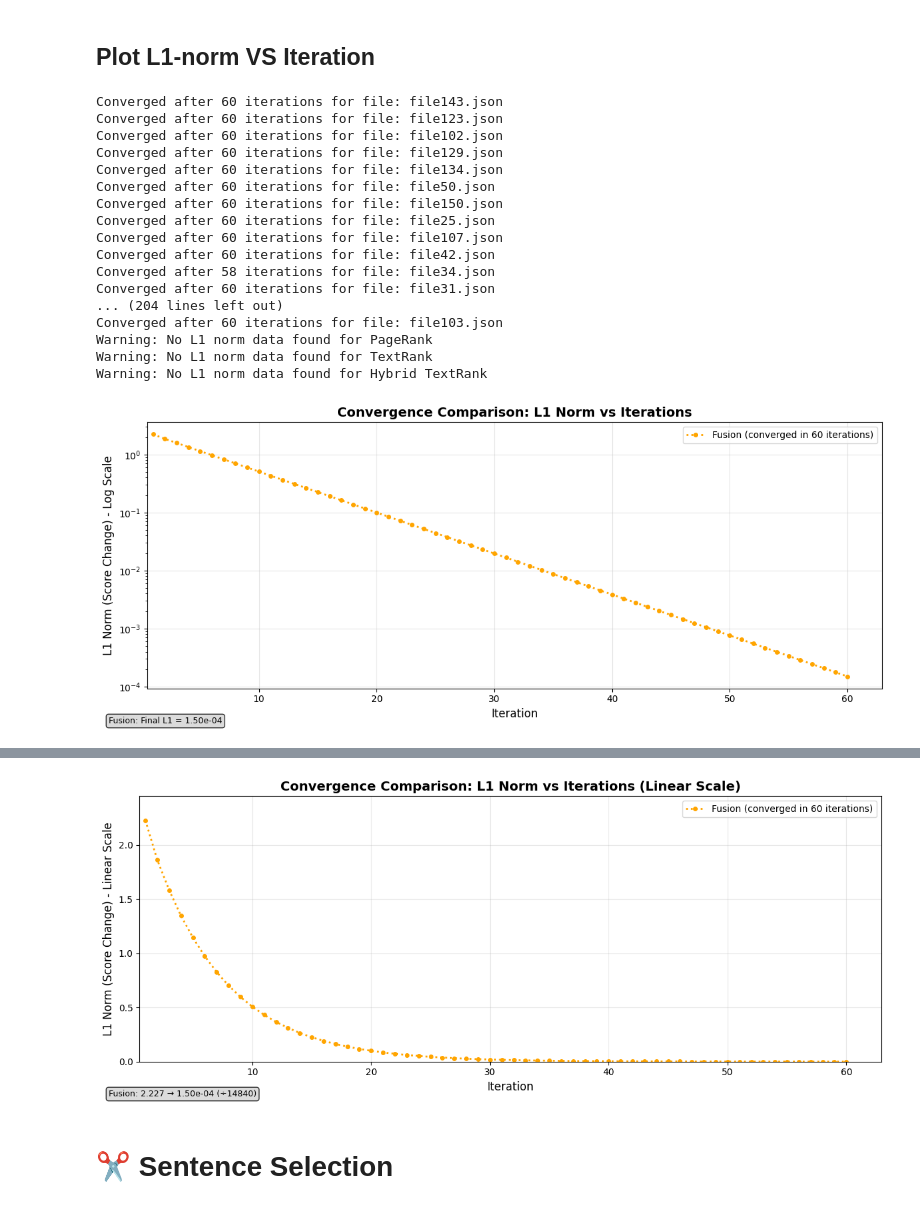
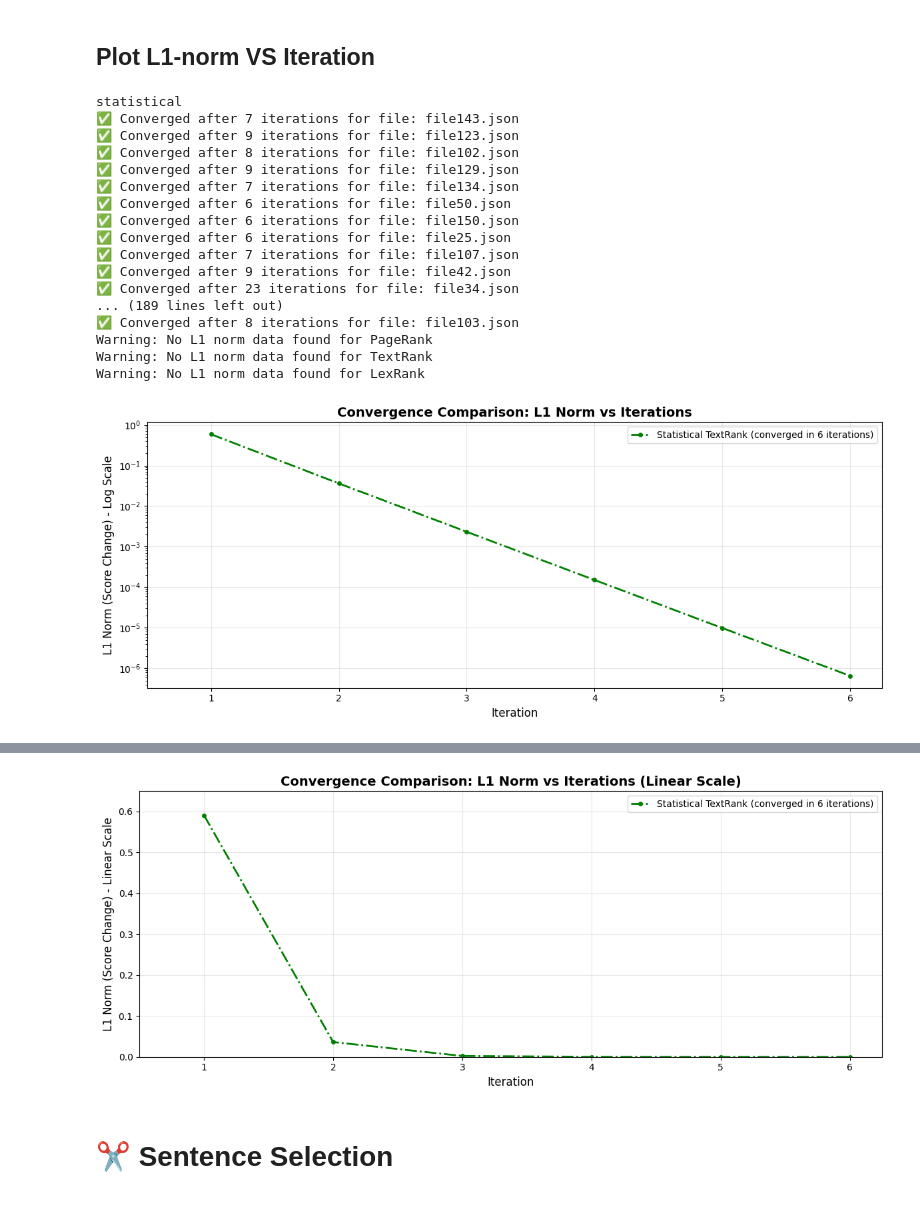
Before and after one commit to lamaNase/Enhancing-Extractive-Graph-Based-Arabic-Text-Summarization, a Jupyter notebook: fasttext-model.ipynb, the cells around one changed output, grey strips where cells are left out. Saved outputs shown, nothing was run; the diff lists cells and outputs as text; code cells hidden in the pictures.

Commit message:
Kaggle Notebook | FastText_model | lexrank added

```diff
--- a/fasttext-model.ipynb
+++ b/fasttext-model.ipynb
@@ -52,7 +52,7 @@ from rouge import Rouge
 representation_technique = "fasttext"
 similarity_measure = 1 # 1 means original cosine similarity and 2 means modifed cosine similarity
 with_edge_thresholding = False
-edge_weight_threshold = 0.5
+edge_weight_threshold = 0.2
 # 1 means Degree Centrality
 # 2 means Weighted Degree Centrality (uses statistical scores)
 # 3 means Enhanced Degree Centrality (uses statistical. kreyphrase and title similarity scores)
@@ -60,7 +60,7 @@ edge_weight_threshold = 0.5
 # 5 means pure TextRank * alpha + statistical score * (1 - alpha)
 # 6 means pure TextRank * alpha + (statistical + keyphrase + title_sim) * (1 - alpha)
 # 7 means PageRank
-ranking_method = 5
+ranking_method = 4
 alpha = 0.72
 # variance_ratio or entropy_ratio or correlation or combined
 alpha_method = "" # if we don't dynamic alpha then set this to ""
@@ -1488,9 +1664,9 @@ def pagerank(results, damping=0.85):
 def plot_l1_norms_convergence():
     """
     Plots the L1 norm convergence for all four ranking algorithms in a single figure.
-    Reads from global variables: pagerank_l1_norms, hybrid_l1_norms, fusion_l1_norms, textrank_l1_norms
+    Reads from global variables: pagerank_l1_norms, statistical_textrank_l1_norms, lexrank_l1_norms, textrank_l1_norms
     """
-    global pagerank_l1_norms, hybrid_l1_norms, fusion_l1_norms, textrank_l1_norms
+    global pagerank_l1_norms, statistical_textrank_l1_norms, lexrank_l1_norms, textrank_l1_norms
 
     # Create figure and axis
     plt.figure(figsize=(12, 5))
@@ -1499,8 +1675,8 @@ def plot_l1_norms_convergence():
     algorithms = [
         ('PageRank', pagerank_l1_norms, 'blue', '-'),
         ('TextRank', textrank_l1_norms, 'red', '--'),
-        ('Hybrid TextRank', hybrid_l1_norms, 'green', '-.'),
-        ('Fusion', fusion_l1_norms, 'orange', ':')
+        ('Statistical TextRank', statistical_textrank_l1_norms, 'green', '-.'),
+        ('LexRank', lexrank_l1_norms, 'orange', ':')
     ]
 
     # Plot each algorithm's L1 norms
@@ -1547,9 +1723,9 @@ def plot_l1_norms_convergence():
             final_l1 = l1_norms[-1]
             stats_text.append(f'{name}: Final L1 = {final_l1:.2e}')
 
-    if stats_text:
-        plt.figtext(0.02, 0.02, '\n'.join(stats_text), fontsize=9,
-                   bbox=dict(boxstyle="round,pad=0.3", facecolor="lightgray", alpha=0.8))
+    #if stats_text:
+    #    plt.figtext(0.02, 0.02, '\n'.join(stats_text), fontsize=9,
+    #               bbox=dict(boxstyle="round,pad=0.3", facecolor="lightgray", alpha=0.8))
 
     plt.tight_layout()
     plt.show()
@@ -1561,9 +1737,9 @@ def plot_l1_norms_linear():
     """
     Plots the L1 norm convergence for all four ranking algorithms in linear scale.
     This version forces linear scale to show the steep initial drop and flattening behavior.
-    Reads from global variables: pagerank_l1_norms, hybrid_l1_norms, fusion_l1_norms, textrank_l1_norms
+    Reads from global variables: pagerank_l1_norms, statistical_textrank_l1_norms, lexrank_l1_norms, textrank_l1_norms
     """
-    global pagerank_l1_norms, hybrid_l1_norms, fusion_l1_norms, textrank_l1_norms
+    global pagerank_l1_norms, statistical_textrank_l1_norms, lexrank_l1_norms, textrank_l1_norms
 
     # Create figure and axis
     plt.figure(figsize=(12, 5))
@@ -1572,8 +1748,8 @@ def plot_l1_norms_linear():
     algorithms = [
         ('PageRank', pagerank_l1_norms, 'blue', '-'),
         ('TextRank', textrank_l1_norms, 'red', '--'),
-        ('Hybrid TextRank', hybrid_l1_norms, 'green', '-.'),
-        ('Fusion', fusion_l1_norms, 'orange', ':')
+        ('Statistical TextRank', statistical_textrank_l1_norms, 'green', '-.'),
+        ('LexRank', lexrank_l1_norms, 'orange', ':')
     ]
 
     # Plot each algorithm's L1 norms
@@ -1624,9 +1800,9 @@ def plot_l1_norms_linear():
             reduction_factor = initial_l1 / final_l1 if final_l1 > 0 else float('inf')
             stats_text.append(f'{name}: {initial_l1:.3f} → {final_l1:.2e} (÷{reduction_factor:.0f})')
 
-    if stats_text:
-        plt.figtext(0.02, 0.02, '\n'.join(stats_text), fontsize=9,
-                   bbox=dict(boxstyle="round,pad=0.3", facecolor="lightgray", alpha=0.8))
+    #if stats_text:
+    #    plt.figtext(0.02, 0.02, '\n'.join(stats_text), fontsize=9,
+    #               bbox=dict(boxstyle="round,pad=0.3", facecolor="lightgray", alpha=0.8))
 
     plt.tight_layout()
     plt.show()
@@ -1638,6 +1814,7 @@ elif(ranking_method == 2):
 elif(ranking_method == 3):
     rankings = enhanced_weighted_centrality(results)
 elif(ranking_method == 4):
+    print("statistical")
     rankings = statistical_TextRank(results)
 elif(ranking_method == 5):
     rankings = fusion_TextRank(results)
@@ -1645,29 +1822,31 @@ elif(ranking_method == 6):
     rankings = hybrid_TextRank(results)
 elif(ranking_method == 7):
     rankings = pagerank(results)
+elif(ranking_method == 8):
+    rankings = standard_TextRank(results)
 else:
-    rankings = standard_TextRank(results)
+    rankings = LexRank(results)
 
 plot_l1_norms_convergence()
 plot_l1_norms_linear()
 # %% [output]
-Converged after 60 iterations for file: file143.json
-Converged after 60 iterations for file: file123.json
-Converged after 60 iterations for file: file102.json
-Converged after 60 iterations for file: file129.json
-Converged after 60 iterations for file: file134.json
-Converged after 60 iterations for file: file50.json
-Converged after 60 iterations for file: file150.json
-Converged after 60 iterations for file: file25.json
-Converged after 60 iterations for file: file107.json
-Converged after 60 iterations for file: file42.json
-Converged after 58 iterations for file: file34.json
-Converged after 60 iterations for file: file31.json
-... (204 lines left out)
-Converged after 60 iterations for file: file103.json
+statistical
+✅ Converged after 7 iterations for file: file143.json
+✅ Converged after 9 iterations for file: file123.json
+✅ Converged after 8 iterations for file: file102.json
+✅ Converged after 9 iterations for file: file129.json
+✅ Converged after 7 iterations for file: file134.json
+✅ Converged after 6 iterations for file: file50.json
+✅ Converged after 6 iterations for file: file150.json
+✅ Converged after 6 iterations for file: file25.json
+✅ Converged after 7 iterations for file: file107.json
+✅ Converged after 9 iterations for file: file42.json
+✅ Converged after 23 iterations for file: file34.json
+... (189 lines left out)
+✅ Converged after 8 iterations for file: file103.json
 Warning: No L1 norm data found for PageRank
 Warning: No L1 norm data found for TextRank
-Warning: No L1 norm data found for Hybrid TextRank
+Warning: No L1 norm data found for LexRank
-[figure, old version]
+[figure, new version]
 Warning: No L1 norm data found for PageRank
 Warning: No L1 norm data found for TextRank
@@ -1675,4 +1854,4 @@ Warning: No L1 norm data found for Hybrid TextRank
-[figure, old version]
+[figure, new version]
 # %% [markdown]
 # ✂️ Sentence Selection
 # %%
```
Also changed, not shown: parts of 6 cells of this notebook.
